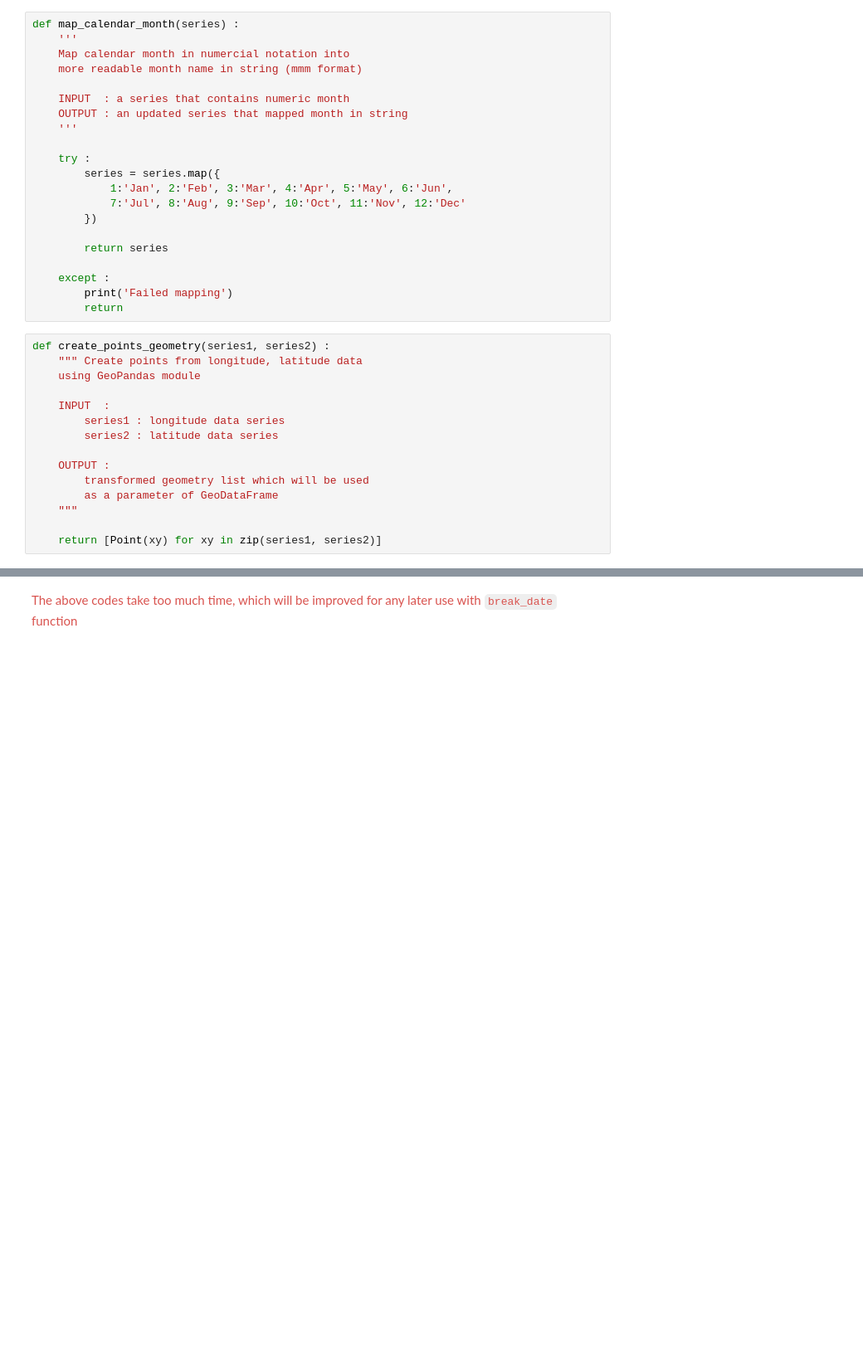
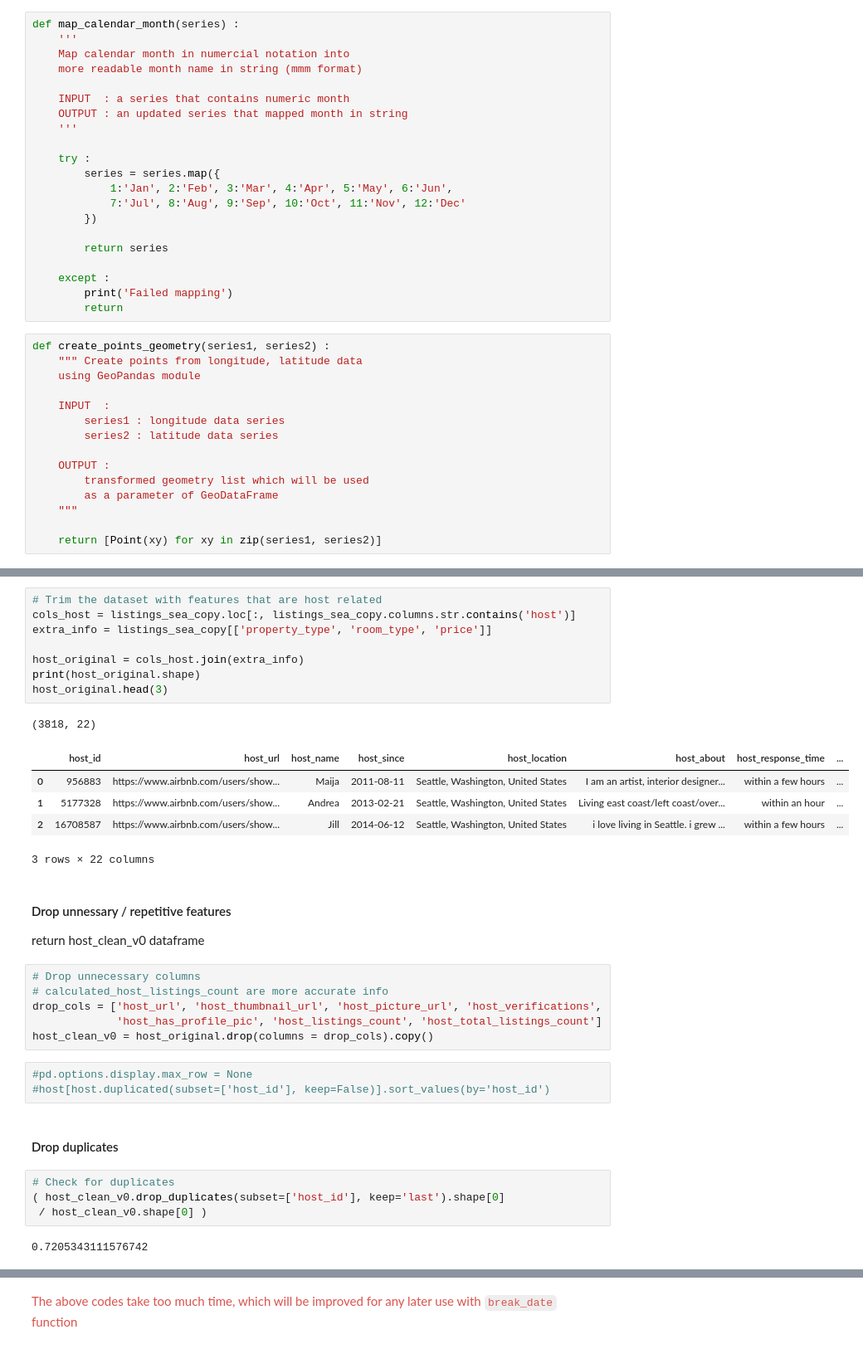
Before and after one commit to jasonsuk/ds-airbnb, a Jupyter notebook: analysis.ipynb, the cells around one changed output, grey strips where cells are left out. Shown at 83% size. Drawn from its saved outputs; the diff is of its cells as text; blank space fills up the shorter version.

```diff
--- a/analysis.ipynb
+++ b/analysis.ipynb
@@ -356,0 +409,35 @@ calendar.insert(4, 'day', calendar.date.apply(lambda x : x.day))
+# %%
+# Trim the dataset with features that are host related
+cols_host = listings_sea_copy.loc[:, listings_sea_copy.columns.str.contains('host')]
+extra_info = listings_sea_copy[['property_type', 'room_type', 'price']]
+
+host_original = cols_host.join(extra_info)
+print(host_original.shape)
+host_original.head(3)
+# %% [output]
+(3818, 22)
+|  | host_id | host_url | host_name | host_since | host_location | host_about | host_response_time | ... |
+| 0 | 956883 | https://www.airbnb.com/users/show... | Maija | 2011-08-11 | Seattle, Washington, United States | I am an artist, interior designer... | within a few hours | ... |
+| 1 | 5177328 | https://www.airbnb.com/users/show... | Andrea | 2013-02-21 | Seattle, Washington, United States | Living east coast/left coast/over... | within an hour | ... |
+| 2 | 16708587 | https://www.airbnb.com/users/show... | Jill | 2014-06-12 | Seattle, Washington, United States | i love living in Seattle. i grew ... | within a few hours | ... |
+3 rows × 22 columns
+# %% [markdown]
+#### Drop unnessary / repetitive features
+return host_clean_v0 dataframe
+# %%
+# Drop unnecessary columns
+# calculated_host_listings_count are more accurate info
+drop_cols = ['host_url', 'host_thumbnail_url', 'host_picture_url', 'host_verifications',
+             'host_has_profile_pic', 'host_listings_count', 'host_total_listings_count']
+host_clean_v0 = host_original.drop(columns = drop_cols).copy()
+# %%
+#pd.options.display.max_row = None
+#host[host.duplicated(subset=['host_id'], keep=False)].sort_values(by='host_id')
+# %% [markdown]
+#### Drop duplicates
+# %%
+# Check for duplicates
+( host_clean_v0.drop_duplicates(subset=['host_id'], keep='last').shape[0]
+ / host_clean_v0.shape[0] )
+# %% [output]
+0.7205343111576742
```
Also changed, not shown: parts of 125 cells of this notebook, 5 other files.
